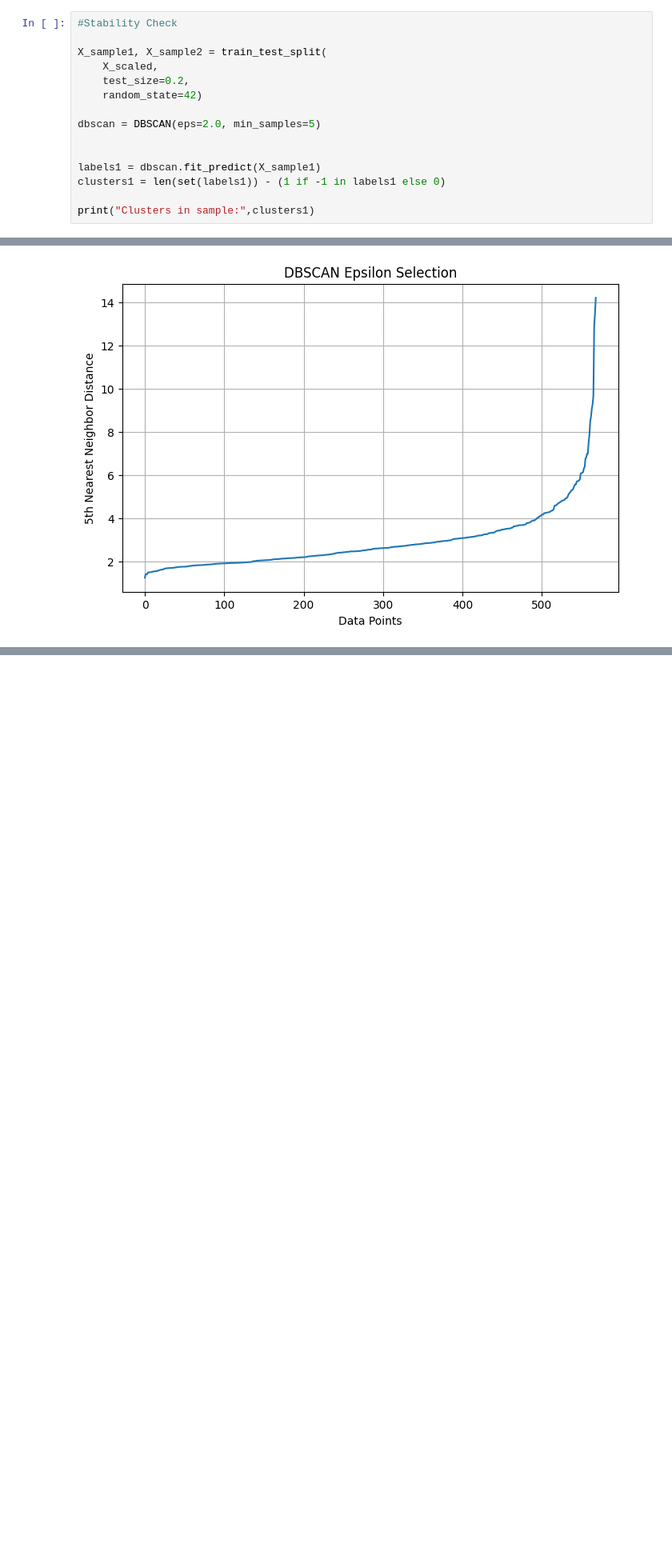
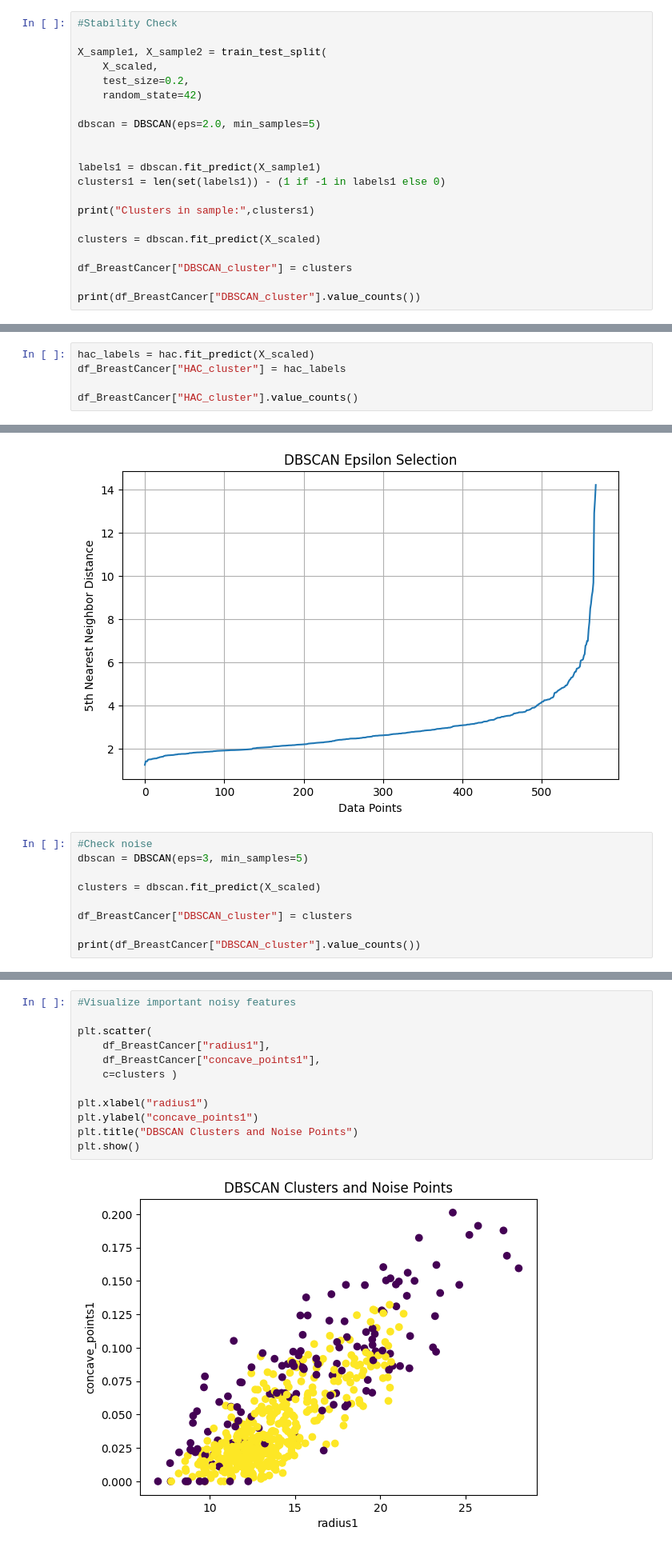
Before and after one commit to Jbaner/OMDSModC_Capstone_Project, a Jupyter notebook: OMDS_ModC_Week11_Banerjee_Jayeeta.ipynb, the cells around one changed output, grey strips where cells are left out. Shown at 80% size. Drawn from its saved outputs; the diff is of its cells as text; blank space fills up the shorter version.

```diff
--- a/OMDS_ModC_Week11_Banerjee_Jayeeta.ipynb
+++ b/OMDS_ModC_Week11_Banerjee_Jayeeta.ipynb
@@ -148,5 +148,11 @@ labels1 = dbscan.fit_predict(X_sample1)
 clusters1 = len(set(labels1)) - (1 if -1 in labels1 else 0)
 
 print("Clusters in sample:",clusters1)
+
+clusters = dbscan.fit_predict(X_scaled)
+
+df_BreastCancer["DBSCAN_cluster"] = clusters
+
+print(df_BreastCancer["DBSCAN_cluster"].value_counts())
 # %% [output]
 Clusters in sample: 2
@@ -193,3 +237,8 @@ ward Silhouette Score: 0.3394
 complete Silhouette Score: 0.6607
 average Silhouette Score: 0.634
 single Silhouette Score: 0.6607
+# %%
+hac_labels = hac.fit_predict(X_scaled)
+df_BreastCancer["HAC_cluster"] = hac_labels
+
+df_BreastCancer["HAC_cluster"].value_counts()
@@ -279,3 +370,12 @@ plt.grid(True)
 plt.show()
 # %% [output]
 [figure]
+# %%
+#Check noise
+dbscan = DBSCAN(eps=3, min_samples=5)
+
+clusters = dbscan.fit_predict(X_scaled)
+
+df_BreastCancer["DBSCAN_cluster"] = clusters
+
+print(df_BreastCancer["DBSCAN_cluster"].value_counts())
@@ -281,0 +429,14 @@ plt.show()
+# %%
+#Visualize important noisy features
+
+plt.scatter(
+    df_BreastCancer["radius1"],
+    df_BreastCancer["concave_points1"],
+    c=clusters )
+
+plt.xlabel("radius1")
+plt.ylabel("concave_points1")
+plt.title("DBSCAN Clusters and Noise Points")
+plt.show()
+# %% [output]
+[figure, added]
```
Also changed, not shown: parts of 9 cells of this notebook.
